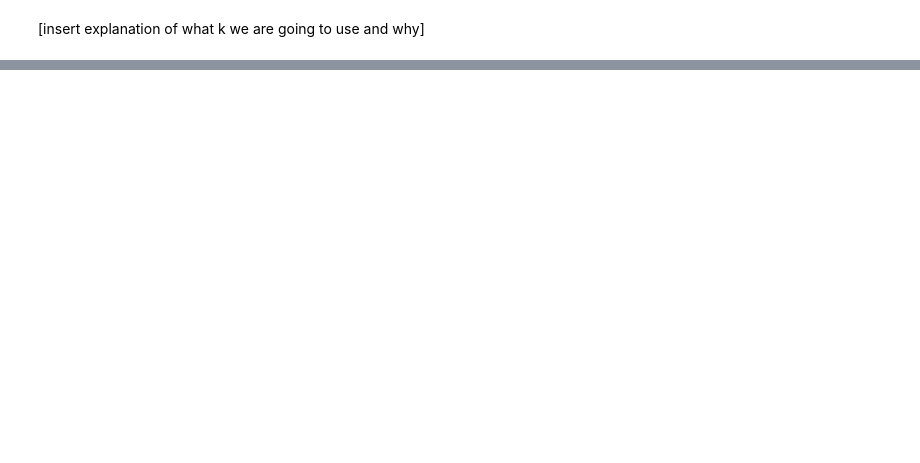
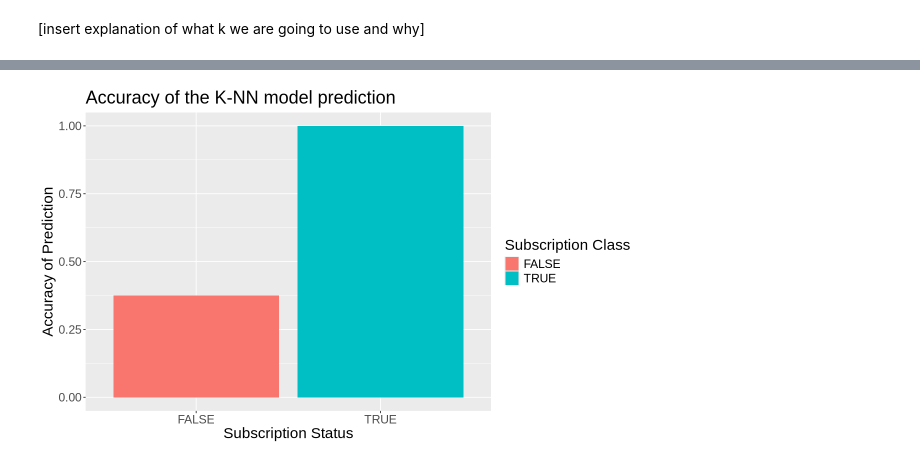
Before and after one commit to chrispy-tacos/dsci-100-project, a Jupyter notebook: dsci-g2-project.ipynb, the cells around one changed output, grey strips where cells are left out. Cells and saved outputs as stored; diff of their text form; code cells hidden in the pictures; blank space fills up the shorter version.

```diff
--- a/dsci-g2-project.ipynb
+++ b/dsci-g2-project.ipynb
@@ -221,0 +211,19 @@ IRdisplay::display_png(file = "plot_of_k_values.png")
+# %%
+minecraft_recipe_final<- recipe(subscribe ~ Age + session_count, data = minecraft_training)
+
+minecraft_knn_spec_k<- nearest_neighbor(weight_func = "rectangular", neighbors = 13)|>
+set_engine("kknn")|>
+set_mode("classification")
+
+minecraft_fit<- workflow()|>
+add_recipe(minecraft_recipe_final)|>
+add_model(minecraft_knn_spec_k)|>
+fit(data = minecraft_training)
+
+minecraft_predictions<- predict(minecraft_fit, new_data = minecraft_testing) |>
+bind_cols(minecraft_testing)
+
+minecraft_metrics<- minecraft_predictions|>
+metrics(truth = subscribe, estimate = .pred_class)
+
+minecraft_metrics
@@ -221,0 +261,16 @@ IRdisplay::display_png(file = "plot_of_k_values.png")
+# %%
+knn_conf_analysis<- minecraft_predictions |>
+  group_by(subscribe) |>
+  accuracy(truth = subscribe, estimate = .pred_class)
+
+graph_of_knn_prediction<- knn_conf_analysis|>
+ggplot(aes(x = subscribe, y = .estimate, fill = subscribe)) +
+geom_col()+
+xlab("Subscription Status")+
+ylab("Accuracy of Prediction")+
+ggtitle("Accuracy of the K-NN model prediction")+
+labs(fill = "Subscription Class")+
+theme(text = element_text(size = 18))
+graph_of_knn_prediction
+# %% [output]
+[figure, added]
```
Also changed, not shown: parts of 8 cells of this notebook.
